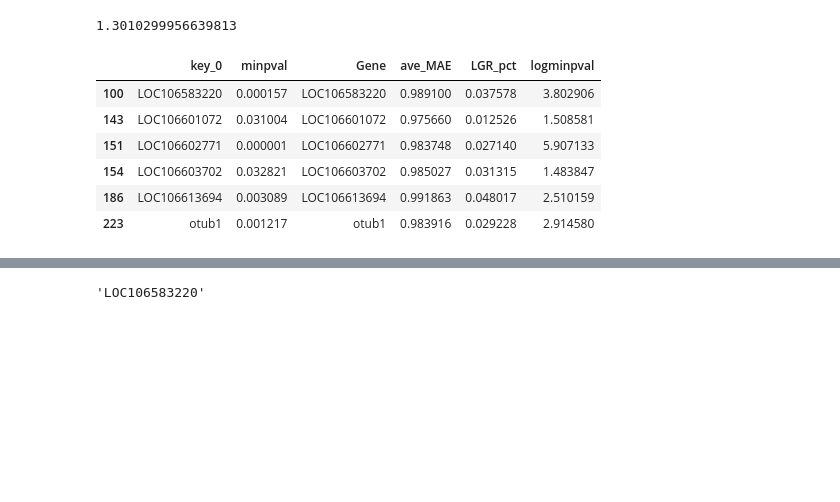
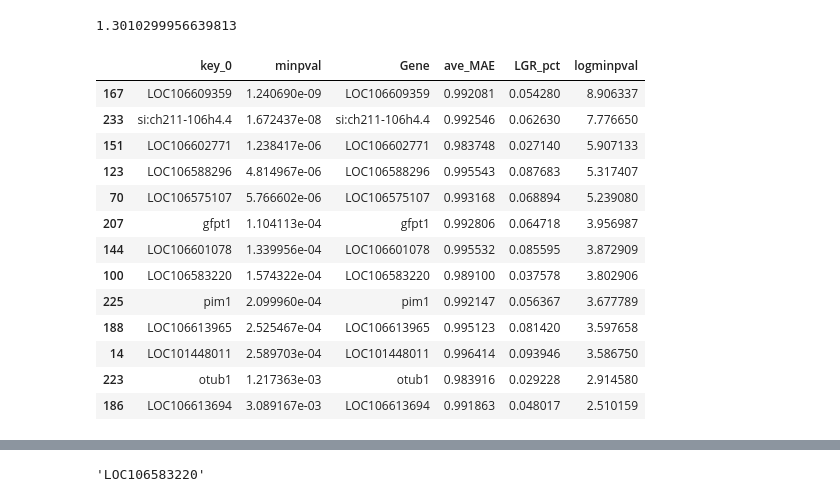
Before and after one commit to EBI-Metagenomics/causal_multi-omics_recommender, a Jupyter notebook: code/nexus/combine_results.ipynb, the cells around one changed output, grey strips where cells are left out. Drawn from its saved outputs; the diff is of its cells as text; code cells hidden in the pictures; blank space fills up the shorter version.

```diff
--- a/code/nexus/combine_results.ipynb
+++ b/code/nexus/combine_results.ipynb
@@ -104,17 +108,24 @@ pvalthreshold
 # %% [output]
 1.3010299956639813
 # %%
-priority = combined_df[combined_df["LGR_pct"] < 0.05]
-priority = priority[priority["minpval"] < 0.05]
-priority
+priority = combined_df[combined_df["LGR_pct"] < 0.1]
+priority = priority[priority["minpval"] < 0.025]
+priority.sort_values(by="minpval")
 # %% [output]
 |  | key_0 | minpval | Gene | ave_MAE | LGR_pct | logminpval |
-| 100 | LOC106583220 | 0.000157 | LOC106583220 | 0.989100 | 0.037578 | 3.802906 |
-| 143 | LOC106601072 | 0.031004 | LOC106601072 | 0.975660 | 0.012526 | 1.508581 |
-| 151 | LOC106602771 | 0.000001 | LOC106602771 | 0.983748 | 0.027140 | 5.907133 |
-| 154 | LOC106603702 | 0.032821 | LOC106603702 | 0.985027 | 0.031315 | 1.483847 |
-| 186 | LOC106613694 | 0.003089 | LOC106613694 | 0.991863 | 0.048017 | 2.510159 |
-| 223 | otub1 | 0.001217 | otub1 | 0.983916 | 0.029228 | 2.914580 |
+| 167 | LOC106609359 | 1.240690e-09 | LOC106609359 | 0.992081 | 0.054280 | 8.906337 |
+| 233 | si:ch211-106h4.4 | 1.672437e-08 | si:ch211-106h4.4 | 0.992546 | 0.062630 | 7.776650 |
+| 151 | LOC106602771 | 1.238417e-06 | LOC106602771 | 0.983748 | 0.027140 | 5.907133 |
+| 123 | LOC106588296 | 4.814967e-06 | LOC106588296 | 0.995543 | 0.087683 | 5.317407 |
+| 70 | LOC106575107 | 5.766602e-06 | LOC106575107 | 0.993168 | 0.068894 | 5.239080 |
+| 207 | gfpt1 | 1.104113e-04 | gfpt1 | 0.992806 | 0.064718 | 3.956987 |
+| 144 | LOC106601078 | 1.339956e-04 | LOC106601078 | 0.995532 | 0.085595 | 3.872909 |
+| 100 | LOC106583220 | 1.574322e-04 | LOC106583220 | 0.989100 | 0.037578 | 3.802906 |
+| 225 | pim1 | 2.099960e-04 | pim1 | 0.992147 | 0.056367 | 3.677789 |
+| 188 | LOC106613965 | 2.525467e-04 | LOC106613965 | 0.995123 | 0.081420 | 3.597658 |
+| 14 | LOC101448011 | 2.589703e-04 | LOC101448011 | 0.996414 | 0.093946 | 3.586750 |
+| 223 | otub1 | 1.217363e-03 | otub1 | 0.983916 | 0.029228 | 2.914580 |
+| 186 | LOC106613694 | 3.089167e-03 | LOC106613694 | 0.991863 | 0.048017 | 2.510159 |
 # %%
 priority_list = list(priority["key_0"].unique())
 priority_list
```
Also changed, not shown: parts of 4 cells of this notebook, 26 other files.
